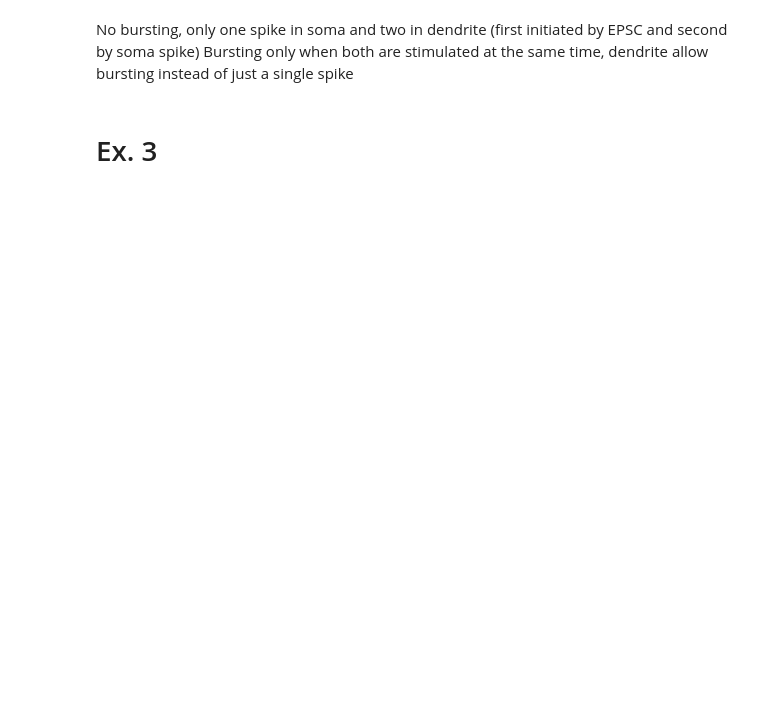
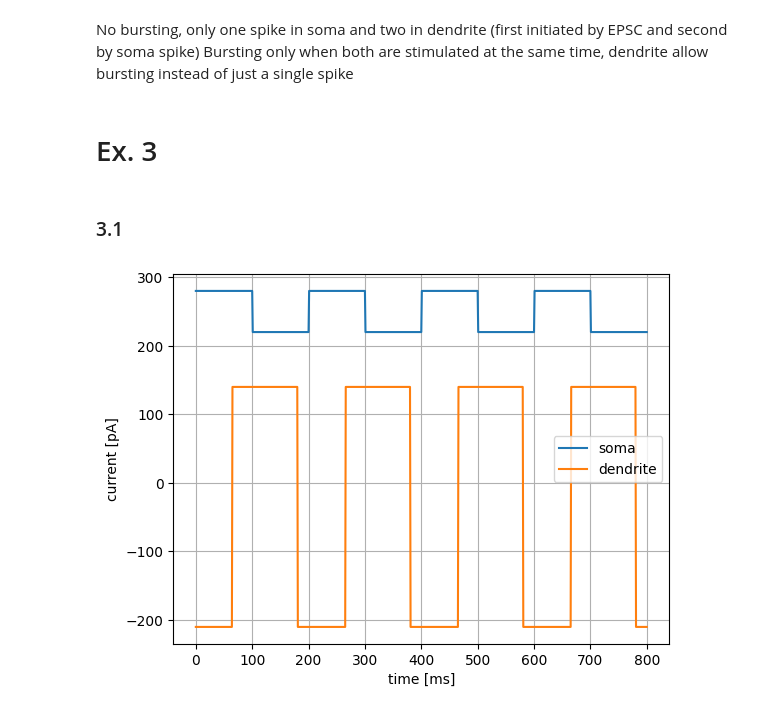
Before and after one commit to lniederhauser/neuronal_dynamics_miniproject, a Jupyter notebook: main.ipynb, the cells around one changed output. Cells and saved outputs as stored; diff of their text form; code cells hidden in the pictures; blank space fills up the shorter version.

```diff
--- a/main.ipynb
+++ b/main.ipynb
@@ -255,0 +292,2 @@ current_dendrite = get_EPSC_current(t_start=100, t_end=400, unit_time=0.1 * b2.m
+# %% [markdown]
+### 3.1
@@ -256 +297,5 @@ current_dendrite = get_EPSC_current(t_start=100, t_end=400, unit_time=0.1 * b2.m
+# %%
+plot_alternating_currents(current1=current_alt_soma, current2=current_alt_dendrite, label1="soma", label2="dendrite")
+# %% [output]
+[figure, added]
 # %%
```
Also changed, not shown: parts of 23 cells of this notebook, 1 other file.
